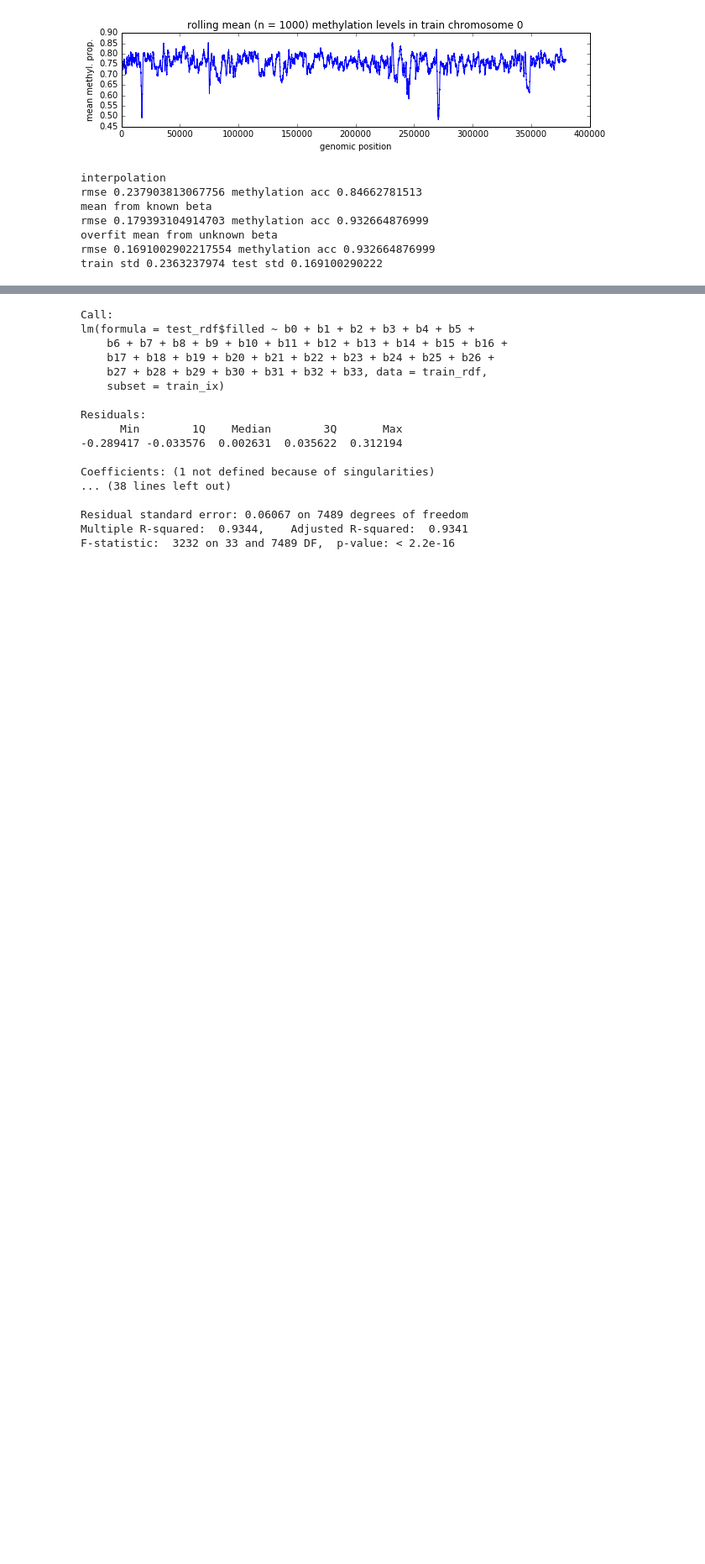
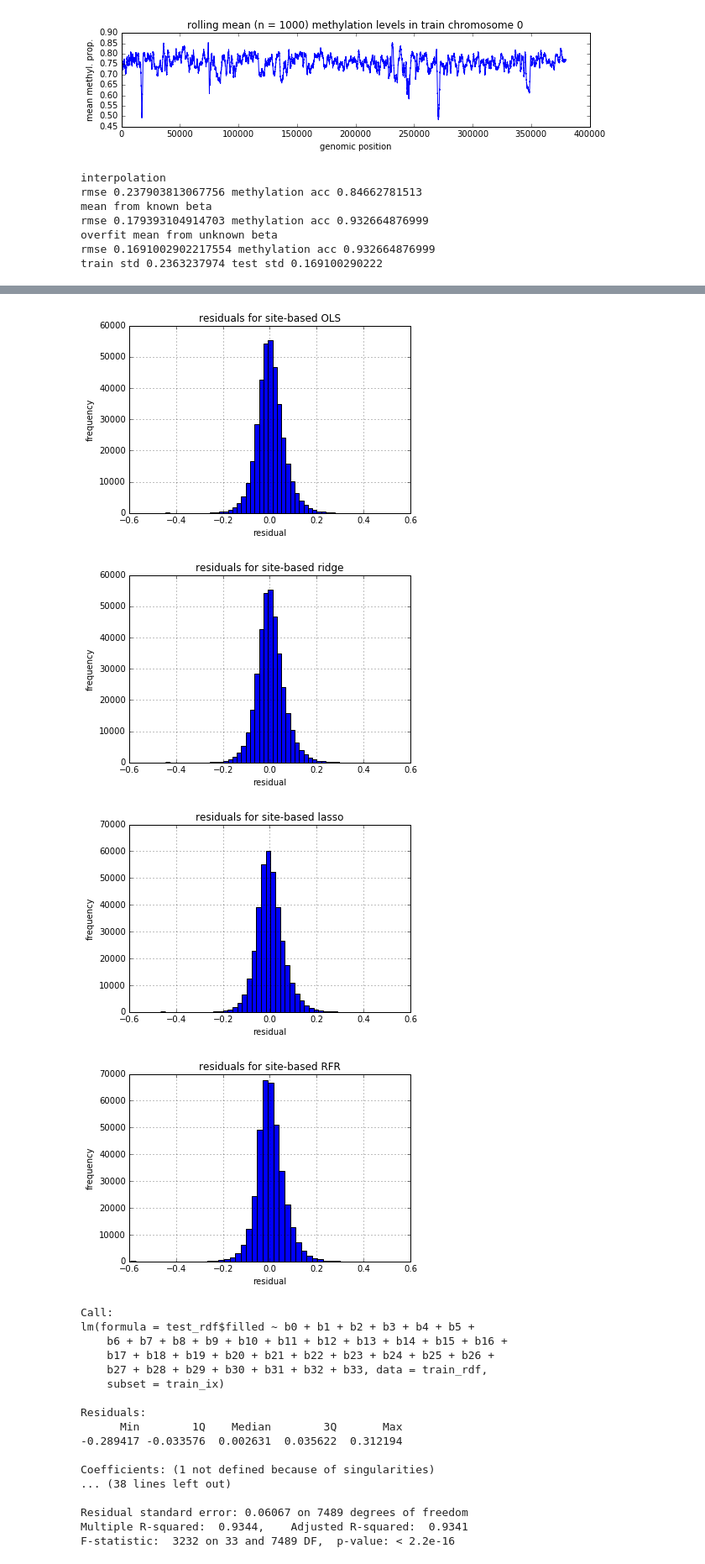
Before and after one commit to PrincetonUniversity/methyl-cluster, a Jupyter notebook: vyf_hw2.ipynb, the cells around one changed output, grey strips where cells are left out. Shown: that part at 84% size. Drawn from its saved outputs; the diff is of its cells as text; code cells hidden in the pictures; blank space fills up the shorter version.

```diff
--- a/vyf_hw2.ipynb
+++ b/vyf_hw2.ipynb
@@ -47,6 +47,9 @@ test_chr1_full = read_tsv('data/' + chromosome_files(1)[2])
 unknown_chr1_ix = np.where((test_chr1_partial[5] == 0) & ~np.isnan(test_chr1_full[4]))[0]
 known_chr1_ix = np.where((test_chr1_partial[5] == 1) & ~np.isnan(test_chr1_partial[4]))[0]
 
+test_ix = unknown_chr1_ix
+train_ix = known_chr1_ix
+
 train_df = train_chr1
 train_chromosomes = ['b' + str(x) for x in range(train_chr1.shape[1] - 4)]
 train_df.columns = ['chromosome', 'start', 'end', 'strand'] + train_chromosomes
@@ -230,3 +272,22 @@ NameError: name 'STRAND_TYPE' is not defined
+# %%
+def plotresid(model, name):
+    res = model.predict(train_df_interp.iloc[test_ix][df_feat].values)
+    res -= test_df.iloc[test_ix]['filled']
+    plt.hist(res, bins=50)
+    plt.xlabel('residual')
+    plt.ylabel('frequency')
+    plt.title('residuals for site-based ' + name)
+    plt.grid(True)
+    plt.show()
+plotresid(ols, 'OLS')
+plotresid(ridge, 'ridge')
+plotresid(lasso, 'lasso')
+plotresid(rfr, 'RFR')
+# %% [output]
+[figure, added]
+[figure, added]
+[figure, added]
+[figure, added]
 # %%
 # Annoying R interfacing for beta regression
 # https://sites.google.com/site/aslugsguidetopython/data-analysis/pandas/calling-r-from-python
```
Also changed, not shown: parts of 14 cells of this notebook, 6 other files.
